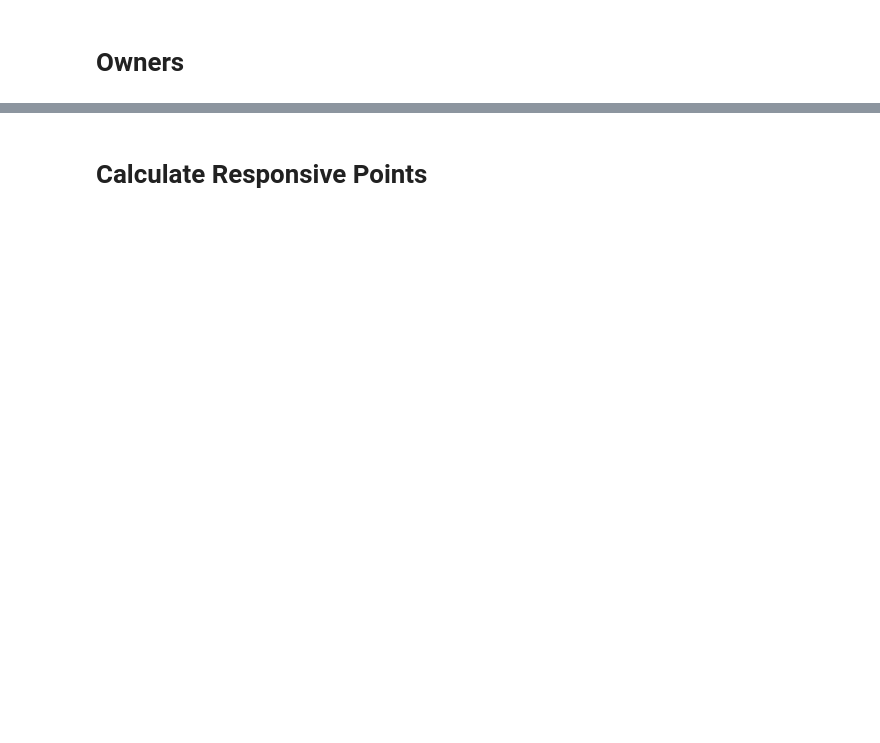
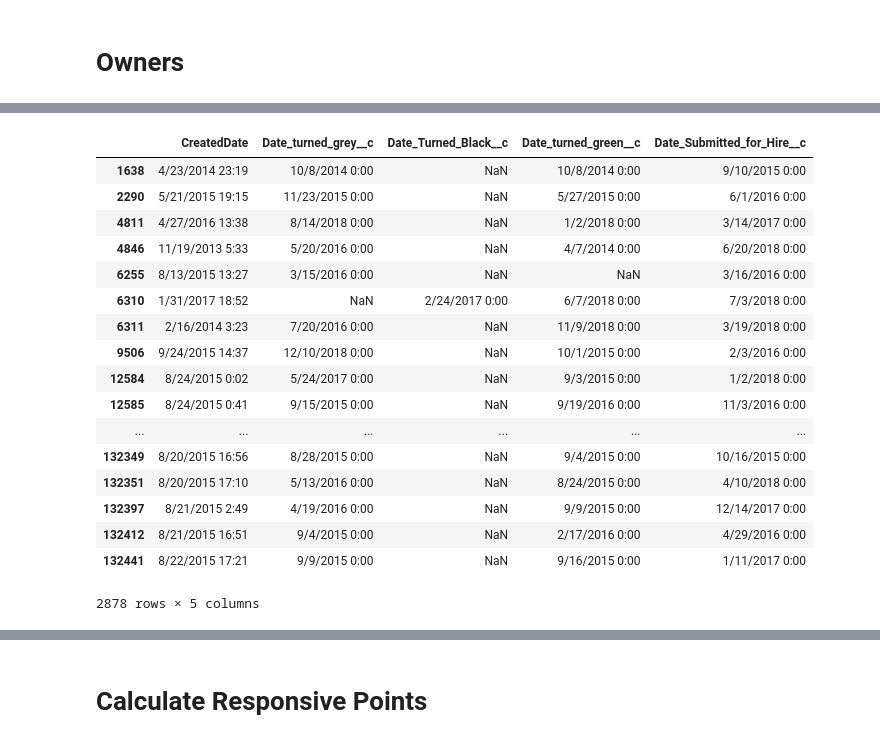
Before and after one commit to iAlhasan/DSP-Project, a Jupyter notebook: Quynh_StoryLine#2.ipynb, the cells around one changed output, grey strips where cells are left out. Saved outputs shown, nothing was run; the diff lists cells and outputs as text; code cells hidden in the pictures; blank space fills up the shorter version.

```diff
--- a/Quynh_StoryLine#2.ipynb
+++ b/Quynh_StoryLine#2.ipynb
@@ -55,0 +108,4 @@ data[(data['Client__c']== 1) & (data['Volunteer__c']== 1)].shape
+# %%
+# Job seekers who got hired due to the Hire_Hero Serive
+approved_hire = data[data['Regional_Manager_Approved__c'] == 1]
+approved_hire.shape
@@ -622,0 +306,3 @@ Name: Date_of_Separation__c, dtype: int64
+# %%
+approved_hire = approved_hire.dropna(subset=['Assessment_Completed_By__c', 'Resume_Completed_By__c'], how='all')
+approved_hire.shape
@@ -622,0 +311,4 @@ Name: Date_of_Separation__c, dtype: int64
+# %%
+approved_hire['Case_Owner'] = approved_hire['OwnerId']
+approved_hire.loc[approved_hire['Resume_Completed_By__c'] == approved_hire['Assessment_Completed_By__c'], 'Case_Owner'] = approved_hire['Resume_Completed_By__c']
+approved_hire[['Case_Owner', 'OwnerId','Resume_Completed_By__c','Assessment_Completed_By__c']]
@@ -622,0 +455,23 @@ Name: Date_of_Separation__c, dtype: int64
+# %%
+temp = approved_hire[['CreatedDate','Date_turned_grey__c', 'Date_Turned_Black__c','Date_turned_green__c','Date_Submitted_for_Hire__c']]
+temp = temp.dropna(subset=['Date_turned_grey__c', 'Date_Turned_Black__c'], how='all')
+temp
+# %% [output]
+|  | CreatedDate | Date_turned_grey__c | Date_Turned_Black__c | Date_turned_green__c | Date_Submitted_for_Hire__c |
+| 1638 | 4/23/2014 23:19 | 10/8/2014 0:00 | NaN | 10/8/2014 0:00 | 9/10/2015 0:00 |
+| 2290 | 5/21/2015 19:15 | 11/23/2015 0:00 | NaN | 5/27/2015 0:00 | 6/1/2016 0:00 |
+| 4811 | 4/27/2016 13:38 | 8/14/2018 0:00 | NaN | 1/2/2018 0:00 | 3/14/2017 0:00 |
+| 4846 | 11/19/2013 5:33 | 5/20/2016 0:00 | NaN | 4/7/2014 0:00 | 6/20/2018 0:00 |
+| 6255 | 8/13/2015 13:27 | 3/15/2016 0:00 | NaN | NaN | 3/16/2016 0:00 |
+| 6310 | 1/31/2017 18:52 | NaN | 2/24/2017 0:00 | 6/7/2018 0:00 | 7/3/2018 0:00 |
+| 6311 | 2/16/2014 3:23 | 7/20/2016 0:00 | NaN | 11/9/2018 0:00 | 3/19/2018 0:00 |
+| 9506 | 9/24/2015 14:37 | 12/10/2018 0:00 | NaN | 10/1/2015 0:00 | 2/3/2016 0:00 |
+| 12584 | 8/24/2015 0:02 | 5/24/2017 0:00 | NaN | 9/3/2015 0:00 | 1/2/2018 0:00 |
+| 12585 | 8/24/2015 0:41 | 9/15/2015 0:00 | NaN | 9/19/2016 0:00 | 11/3/2016 0:00 |
+| ... | ... | ... | ... | ... | ... |
+| 132349 | 8/20/2015 16:56 | 8/28/2015 0:00 | NaN | 9/4/2015 0:00 | 10/16/2015 0:00 |
+| 132351 | 8/20/2015 17:10 | 5/13/2016 0:00 | NaN | 8/24/2015 0:00 | 4/10/2018 0:00 |
+| 132397 | 8/21/2015 2:49 | 4/19/2016 0:00 | NaN | 9/9/2015 0:00 | 12/14/2017 0:00 |
+| 132412 | 8/21/2015 16:51 | 9/4/2015 0:00 | NaN | 2/17/2016 0:00 | 4/29/2016 0:00 |
+| 132441 | 8/22/2015 17:21 | 9/9/2015 0:00 | NaN | 9/16/2015 0:00 | 1/11/2017 0:00 |
+2878 rows × 5 columns
```
Also changed, not shown: parts of 113 cells of this notebook.
